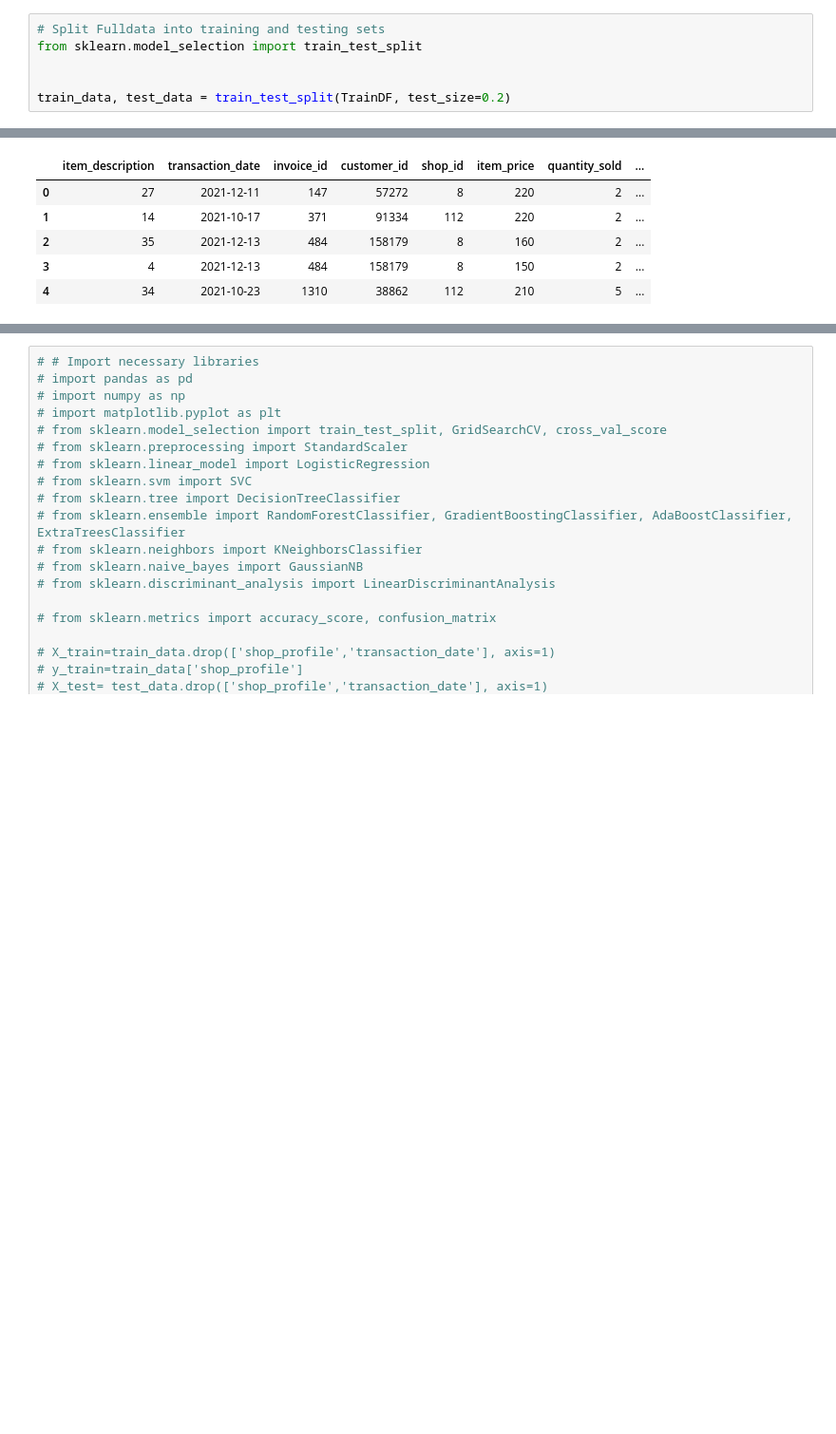
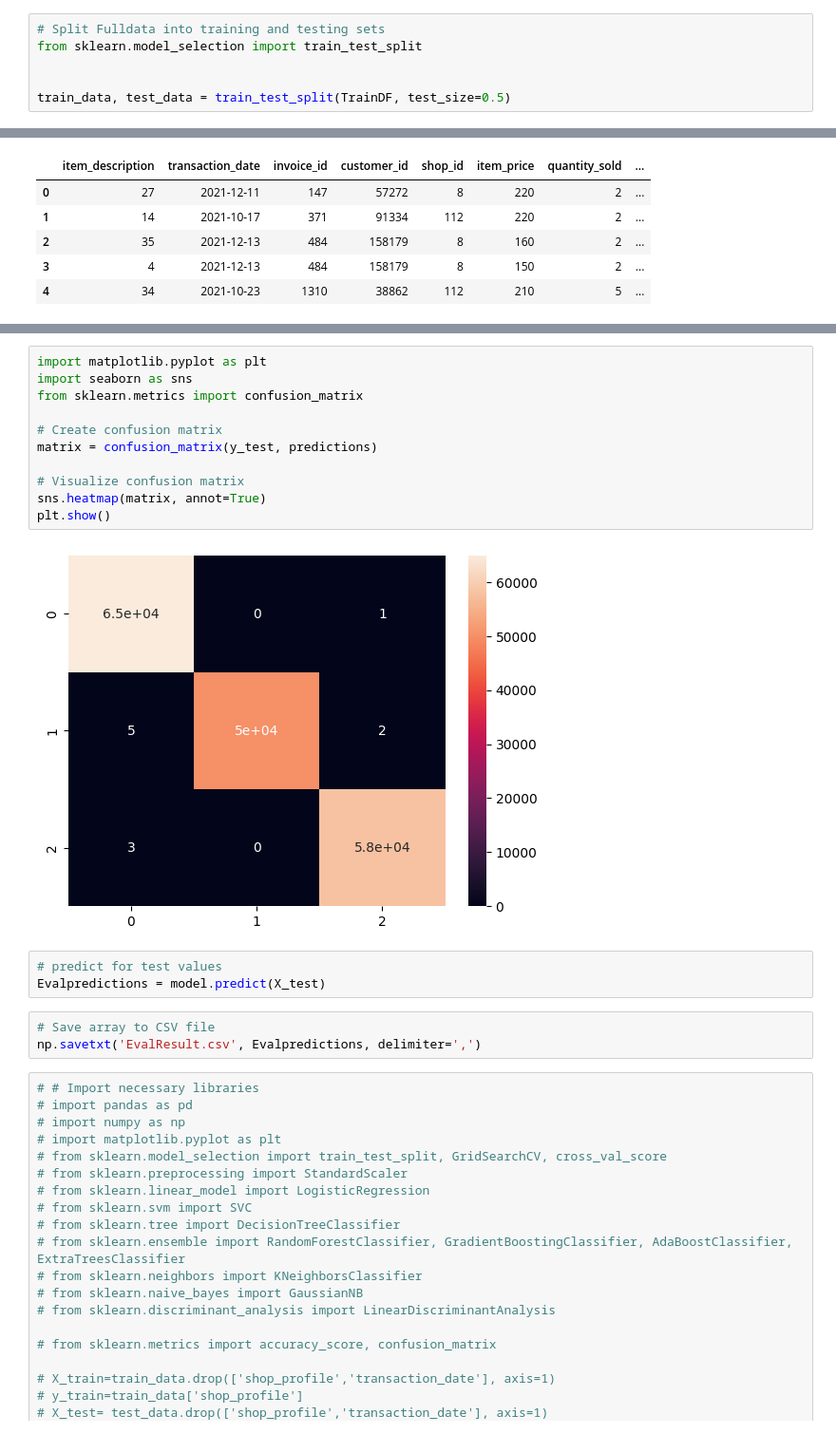
Before and after one commit to codened/DataStorm-4.0, a Jupyter notebook: stormingRound/DataStorm_4_0.ipynb, the cells around one changed output, grey strips where cells are left out. Shown: that part at 95% size. Cells and saved outputs as stored; diff of their text form; blank space fills up the shorter version.

Commit message:
get the shopvise prediction

```diff
--- a/stormingRound/DataStorm_4_0.ipynb
+++ b/stormingRound/DataStorm_4_0.ipynb
@@ -179,7 +179,7 @@ TrainDF = merged_df[merged_df['shop_profile'] != 0]
 from sklearn.model_selection import train_test_split
 
 
-train_data, test_data = train_test_split(TrainDF, test_size=0.2)
+train_data, test_data = train_test_split(TrainDF, test_size=0.5)
 # %%
 TestDF.head()
 # %% [output]
@@ -229,3 +300,22 @@ print(f1_score(y_test, predictions, average=None))
+# %%
+import matplotlib.pyplot as plt
+import seaborn as sns
+from sklearn.metrics import confusion_matrix
+
+# Create confusion matrix
+matrix = confusion_matrix(y_test, predictions)
+
+# Visualize confusion matrix
+sns.heatmap(matrix, annot=True)
+plt.show()
+# %% [output]
+[figure, added]
+# %%
+# predict for test values
+Evalpredictions = model.predict(X_test)
+# %%
+# Save array to CSV file
+np.savetxt('EvalResult.csv', Evalpredictions, delimiter=',')
 # %%
 # # Import necessary libraries
 # import pandas as pd
```
Also changed, not shown: parts of 9 cells of this notebook, 1 other file.
